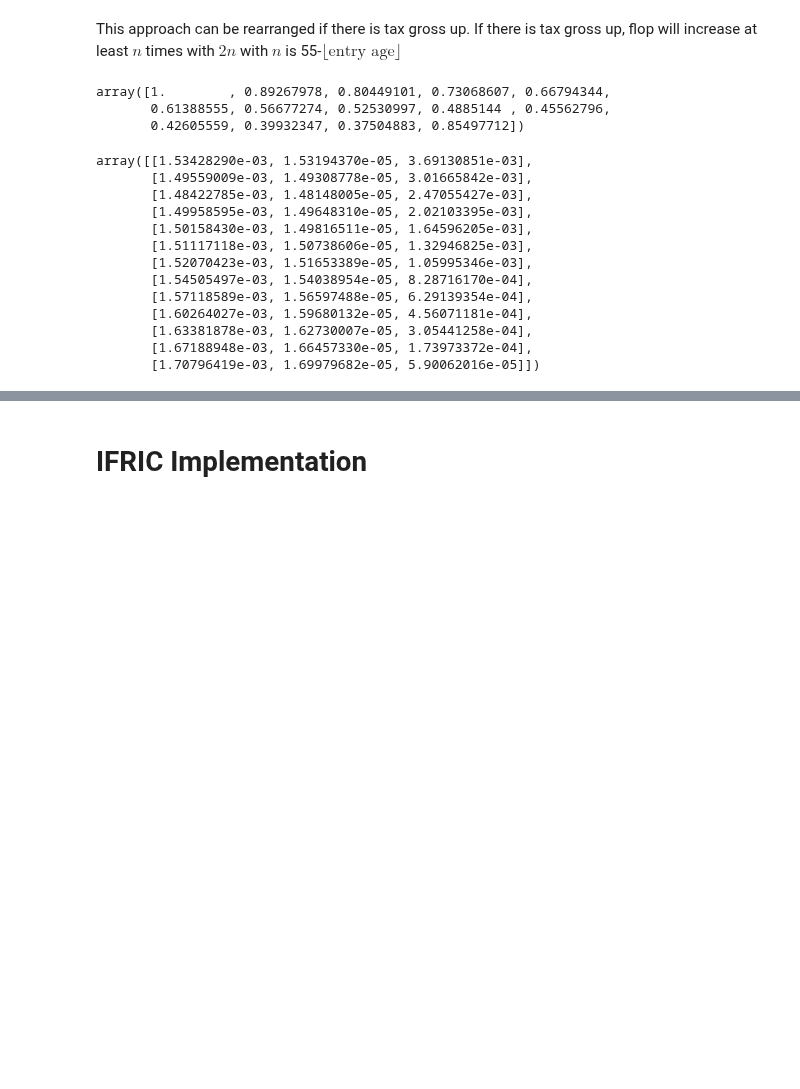
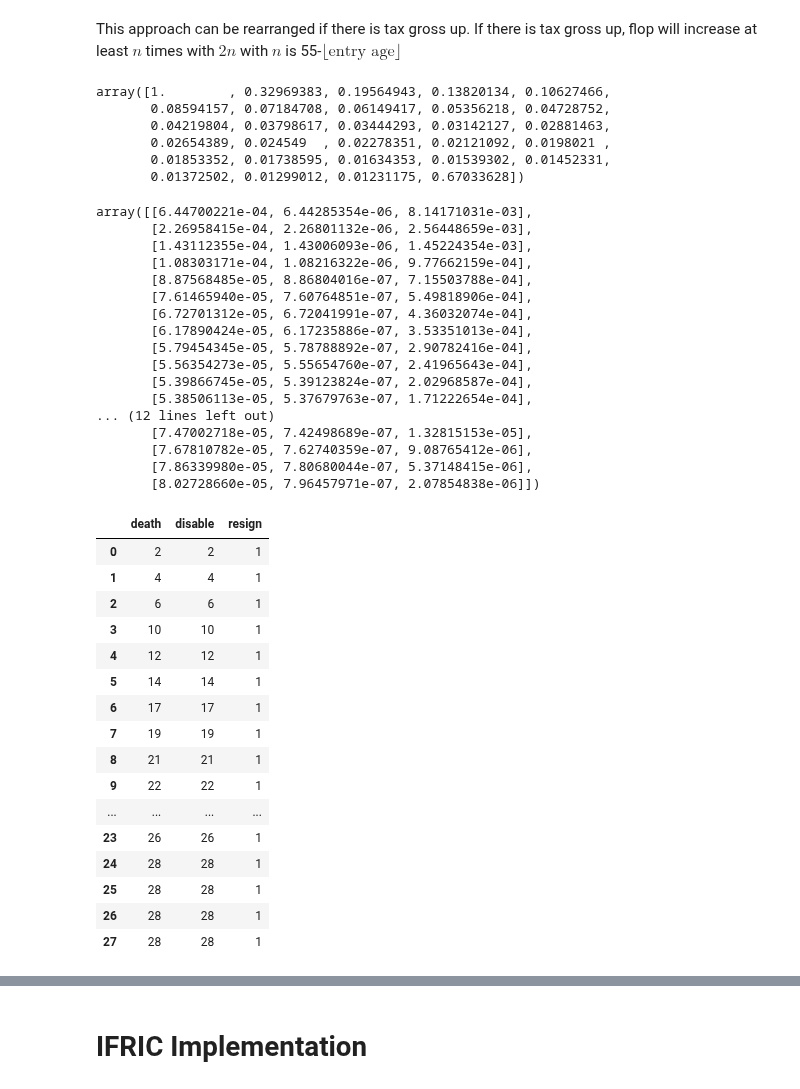
Before and after one commit to leonv1602/post-employment-benefit, a Jupyter notebook: peb-calculation.ipynb, the cells around one changed output, grey strips where cells are left out. Drawn from its saved outputs; the diff is of its cells as text; code cells hidden in the pictures; blank space fills up the shorter version.

```diff
--- a/peb-calculation.ipynb
+++ b/peb-calculation.ipynb
@@ -228,13 +242,16 @@ array([1.        , 0.90253411, 0.82238011, 0.75530179, 0.69834087,
 # %% [markdown]
 This approach can be rearranged if there is tax gross up. If there is tax gross up, flop will increase at least $n$ times with $2n$ with $n$ is 55-$\lfloor \text{entry age}\rfloor$
 # %%
-financial_assumption = np.multiply(np.multiply(discount_factor(employee_age= data.age.iloc[0], pension_age = pension_age ,rate= spot_rates(yield_curve), type ='multi-rate'),
-            salary_factor(employee_age= data.age.iloc[0], pension_age = pension_age),
-            ),np.append(dbo_factor(employee_age=data.age.iloc[0], employee_yos=data.yos.iloc[0]),1))
+financial_assumption = np.multiply(np.multiply(discount_factor(employee_age= data.age.iloc[1], pension_age = pension_age ,rate= spot_rates(yield_curve), type ='multi-rate'),
+            salary_factor(employee_age= data.age.iloc[1], pension_age = pension_age),
+            ),np.append(dbo_factor(employee_age=data.age.iloc[1], employee_yos=data.yos.iloc[1]),1))
 financial_assumption
 # %% [output]
-array([1.        , 0.89267978, 0.80449101, 0.73068607, 0.66794344,
-       0.61388555, 0.56677274, 0.52530997, 0.4885144 , 0.45562796,
-       0.42605559, 0.39932347, 0.37504883, 0.85497712])
+array([1.        , 0.32969383, 0.19564943, 0.13820134, 0.10627466,
+       0.08594157, 0.07184708, 0.06149417, 0.05356218, 0.04728752,
+       0.04219804, 0.03798617, 0.03444293, 0.03142127, 0.02881463,
+       0.02654389, 0.024549  , 0.02278351, 0.02121092, 0.0198021 ,
+       0.01853352, 0.01738595, 0.01634353, 0.01539302, 0.01452331,
+       0.01372502, 0.01299012, 0.01231175, 0.67033628])
 # %%
 svc_table = service_table(demographic_tbl = demographic_table(table = mortality_base,
@@ -243,20 +260,49 @@ svc_table = service_table(demographic_tbl = demographic_table(table = mortality_
 # %%
-svc_table_dec = np.multiply(svc_table.iloc[:-1,1:].values,np.vstack((np.vstack((financial_assumption[:-1],financial_assumption[:-1])),financial_assumption[:-1])).T)
+svc_table_dec = np.multiply(svc_table.iloc[:-1,1:].values,
+                            np.vstack((np.vstack((financial_assumption[:-1],
+                                                  financial_assumption[:-1])),
+                                                  financial_assumption[:-1])).T)
 svc_table_dec
 # %% [output]
-array([[1.53428290e-03, 1.53194370e-05, 3.69130851e-03],
-       [1.49559009e-03, 1.49308778e-05, 3.01665842e-03],
-       [1.48422785e-03, 1.48148005e-05, 2.47055427e-03],
-       [1.49958595e-03, 1.49648310e-05, 2.02103395e-03],
-       [1.50158430e-03, 1.49816511e-05, 1.64596205e-03],
-       [1.51117118e-03, 1.50738606e-05, 1.32946825e-03],
-       [1.52070423e-03, 1.51653389e-05, 1.05995346e-03],
-       [1.54505497e-03, 1.54038954e-05, 8.28716170e-04],
-       [1.57118589e-03, 1.56597488e-05, 6.29139354e-04],
-       [1.60264027e-03, 1.59680132e-05, 4.56071181e-04],
-       [1.63381878e-03, 1.62730007e-05, 3.05441258e-04],
-       [1.67188948e-03, 1.66457330e-05, 1.73973372e-04],
-       [1.70796419e-03, 1.69979682e-05, 5.90062016e-05]])
+array([[6.44700221e-04, 6.44285354e-06, 8.14171031e-03],
+       [2.26958415e-04, 2.26801132e-06, 2.56448659e-03],
+       [1.43112355e-04, 1.43006093e-06, 1.45224354e-03],
+       [1.08303171e-04, 1.08216322e-06, 9.77662159e-04],
+       [8.87568485e-05, 8.86804016e-07, 7.15503788e-04],
+       [7.61465940e-05, 7.60764851e-07, 5.49818906e-04],
+       [6.72701312e-05, 6.72041991e-07, 4.36032074e-04],
+       [6.17890424e-05, 6.17235886e-07, 3.53351013e-04],
+       [5.79454345e-05, 5.78788892e-07, 2.90782416e-04],
+       [5.56354273e-05, 5.55654760e-07, 2.41965643e-04],
+       [5.39866745e-05, 5.39123824e-07, 2.02968587e-04],
+       [5.38506113e-05, 5.37679763e-07, 1.71222654e-04],
+... (12 lines left out)
+       [7.47002718e-05, 7.42498689e-07, 1.32815153e-05],
+       [7.67810782e-05, 7.62740359e-07, 9.08765412e-06],
+       [7.86339980e-05, 7.80680044e-07, 5.37148415e-06],
+       [8.02728660e-05, 7.96457971e-07, 2.07854838e-06]])
 # %%
-ben_fac_employee = select_ben_fac(employee_age=data.age.iloc[0], employee_yos= data.yos.iloc[0],pension_age=pension_age)
+ben_fac_employee = select_ben_fac(employee_age=data.age.iloc[1],
+                                  employee_yos= data.yos.iloc[1],
+                                  pension_age=pension_age)
+# %%
+ben_fac_employee
+# %% [output]
+|  | death | disable | resign |
+| 0 | 2 | 2 | 1 |
+| 1 | 4 | 4 | 1 |
+| 2 | 6 | 6 | 1 |
+| 3 | 10 | 10 | 1 |
+| 4 | 12 | 12 | 1 |
+| 5 | 14 | 14 | 1 |
+| 6 | 17 | 17 | 1 |
+| 7 | 19 | 19 | 1 |
+| 8 | 21 | 21 | 1 |
+| 9 | 22 | 22 | 1 |
+| ... | ... | ... | ... |
+| 23 | 26 | 26 | 1 |
+| 24 | 28 | 28 | 1 |
+| 25 | 28 | 28 | 1 |
+| 26 | 28 | 28 | 1 |
+| 27 | 28 | 28 | 1 |
 # %%
```
Also changed, not shown: parts of 19 cells of this notebook.
